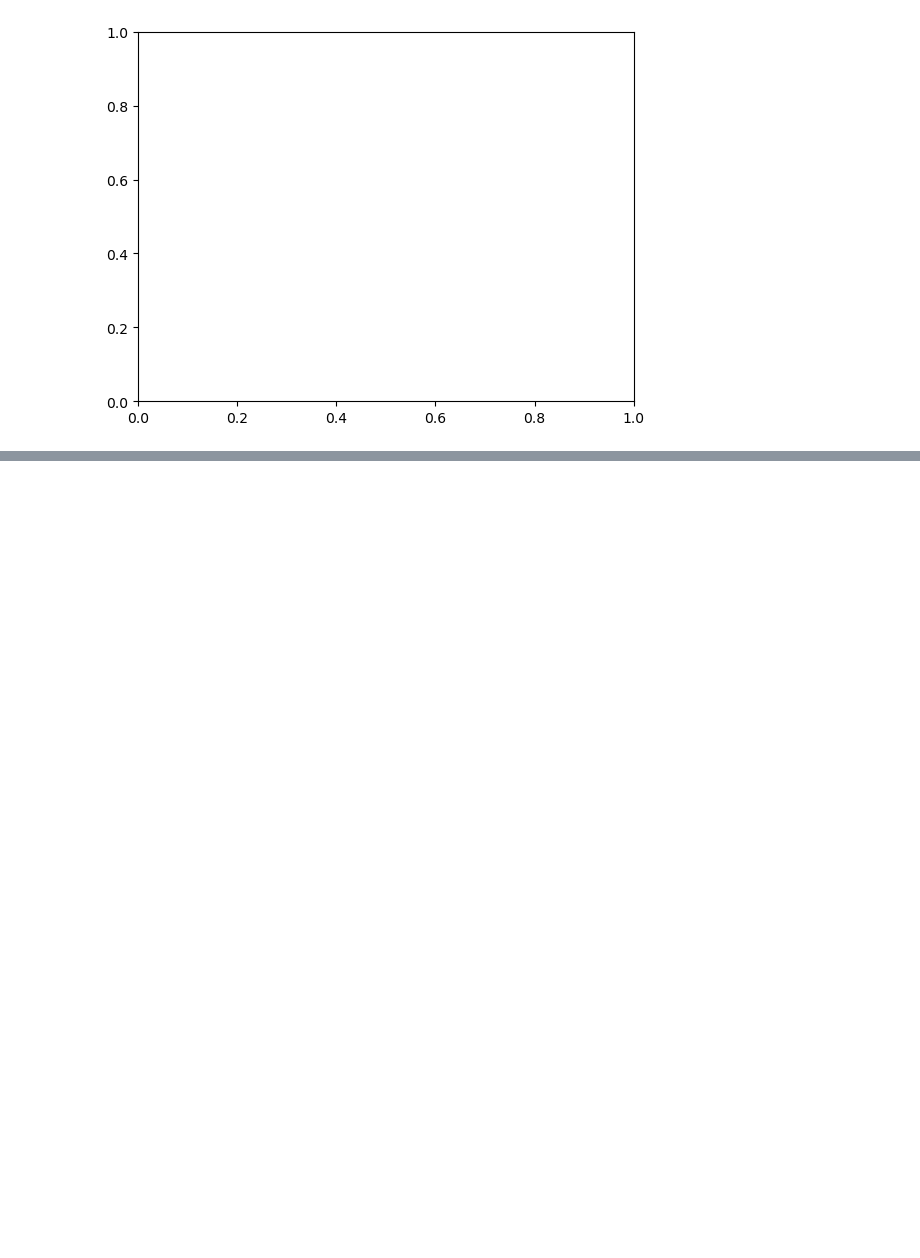
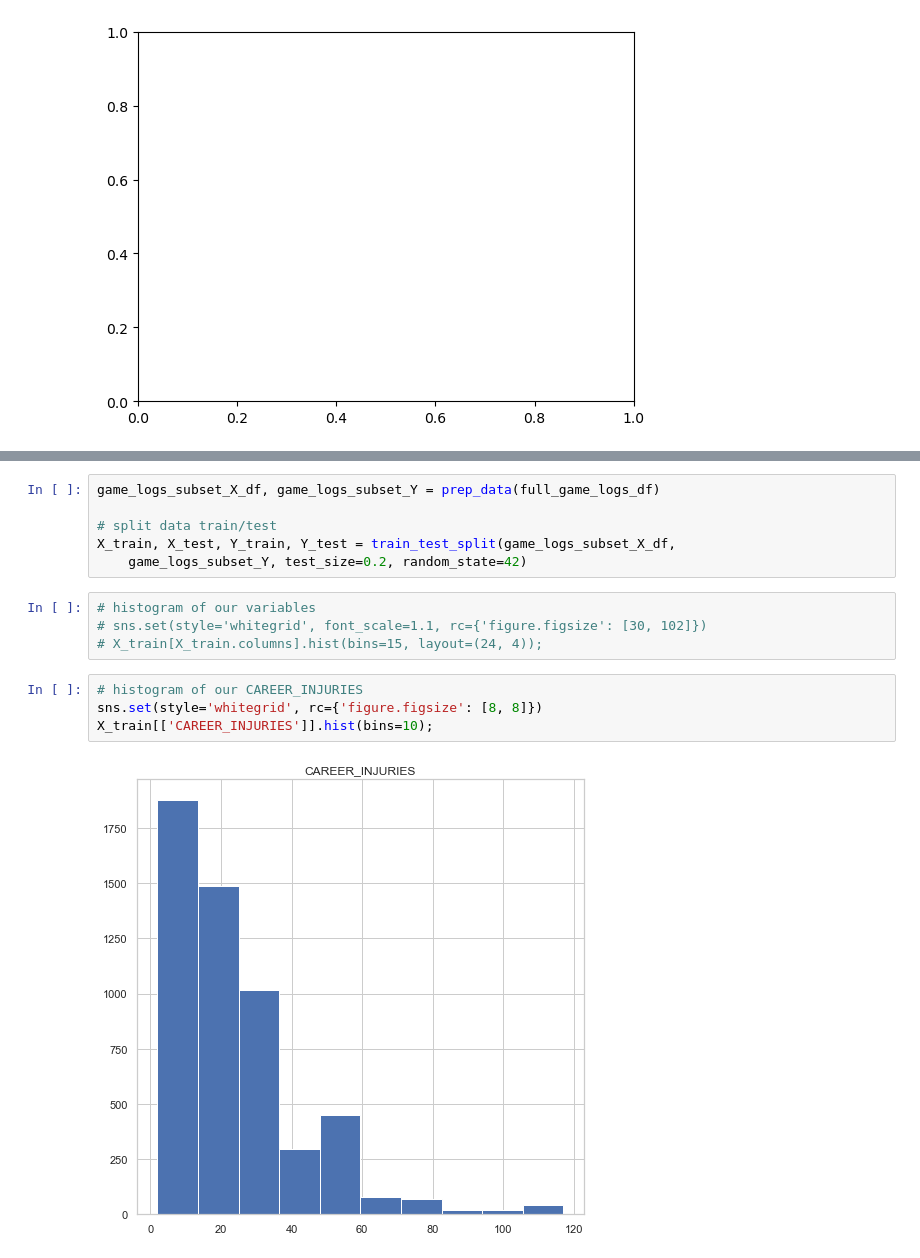
Before and after one commit to NadeemPatel2019/MSDS-456-final-project, a Jupyter notebook: nba_game_logs_eda_2021-22.ipynb, the cells around one changed output, grey strips where cells are left out. Drawn from its saved outputs; the diff is of its cells as text; blank space fills up the shorter version.

```diff
--- a/nba_game_logs_eda_2021-22.ipynb
+++ b/nba_game_logs_eda_2021-22.ipynb
@@ -720,0 +424,16 @@ ax.set_title('Random Forest ~ OUT_NEXT_GAME - Confusion Matrix - include DAYS_LA
+# %%
+game_logs_subset_X_df, game_logs_subset_Y = prep_data(full_game_logs_df)
+
+# split data train/test
+X_train, X_test, Y_train, Y_test = train_test_split(game_logs_subset_X_df,
+    game_logs_subset_Y, test_size=0.2, random_state=42)
+# %%
+# histogram of our variables
+# sns.set(style='whitegrid', font_scale=1.1, rc={'figure.figsize': [30, 102]})
+# X_train[X_train.columns].hist(bins=15, layout=(24, 4));
+# %%
+# histogram of our CAREER_INJURIES
+sns.set(style='whitegrid', rc={'figure.figsize': [8, 8]})
+X_train[['CAREER_INJURIES']].hist(bins=10);
+# %% [output]
+[figure, added]
```
Also changed, not shown: parts of 36 cells of this notebook.
